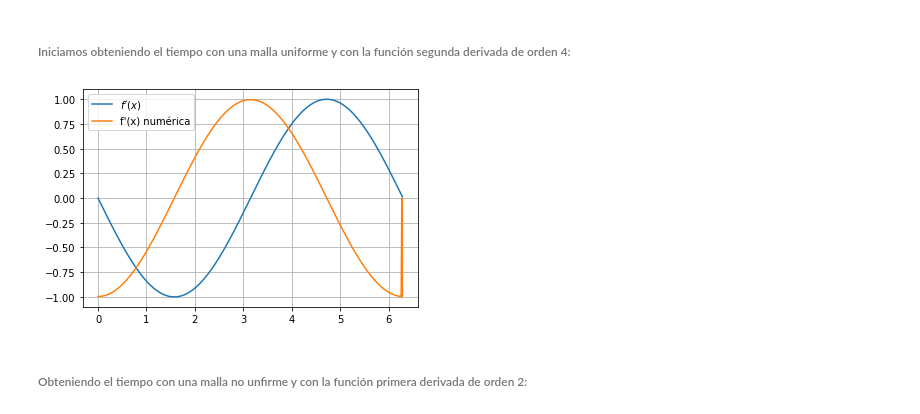
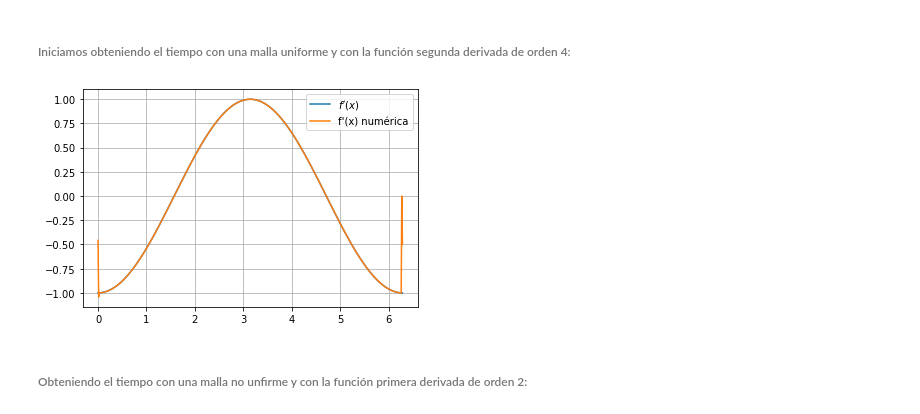
Before and after one commit to marthaaquino/Fisica-computacional, a Jupyter notebook: Tarea1.ipynb, the cells around one changed output. Saved outputs shown, nothing was run; the diff lists cells and outputs as text; code cells hidden in the pictures.

```diff
--- a/Tarea1.ipynb
+++ b/Tarea1.ipynb
@@ -162,13 +163,14 @@ def deriv1(f,x):
 # %%
 ###Escogemos la malla uniforme
 x1 = linspace(0,2*pi,500)
-y1 = cos(x)
-y_deriv1 = -sin(x)
+y1 = cos(x1)
+y_deriv1 = -cos(x1)
 y_num_deriv1 = deriv1(y1,x1)
 #plot(x1,y1,label="$f(x)$")
+#Graficamos para corroborar que la derivada numerica corresponda con la derivinada analítica
 plot(x1,y_deriv1,label="$f'(x)$")
 plot(x1,y_num_deriv1,label="f'(x) numérica")
 legend(),grid()
 show()
 # %% [output]
-[figure, old version]
+[figure, new version]
```
Also changed, not shown: parts of 15 cells of this notebook.
